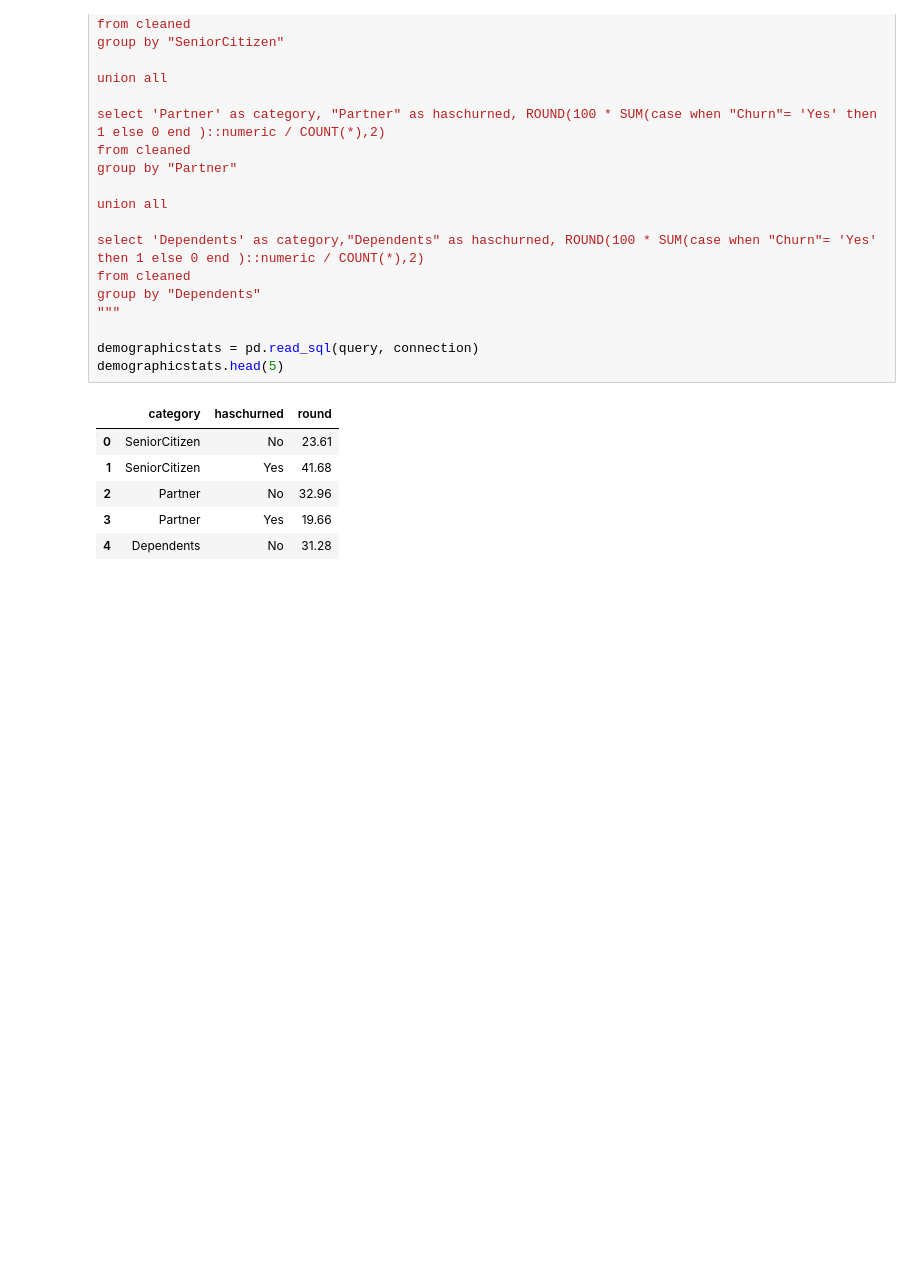
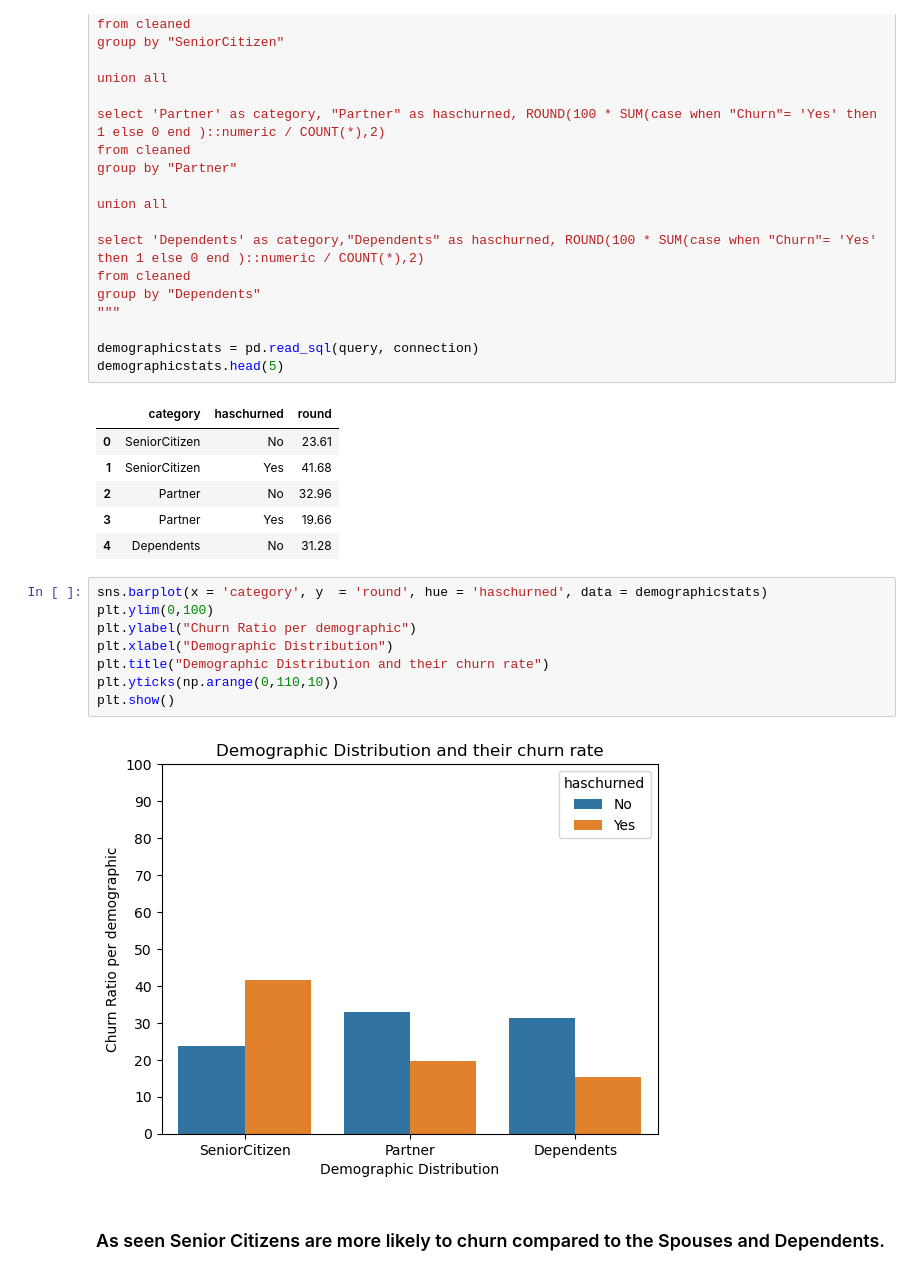
Before and after one commit to suzaladhikari/customer_churn-, a Jupyter notebook: EDA/eda.ipynb, the cells around one changed output. Cells and saved outputs as stored; diff of their text form; blank space fills up the shorter version.

Commit message:
plotted the graph of the demographic distribution and their churn rate

```diff
--- a/EDA/eda.ipynb
+++ b/EDA/eda.ipynb
@@ -694,3 +694,15 @@ demographicstats.head(5)
 | 2 | Partner | No | 32.96 |
 | 3 | Partner | Yes | 19.66 |
 | 4 | Dependents | No | 31.28 |
+# %%
+sns.barplot(x = 'category', y  = 'round', hue = 'haschurned', data = demographicstats)
+plt.ylim(0,100)
+plt.ylabel("Churn Ratio per demographic")
+plt.xlabel("Demographic Distribution")
+plt.title("Demographic Distribution and their churn rate")
+plt.yticks(np.arange(0,110,10))
+plt.show()
+# %% [output]
+[figure, added]
+# %% [markdown]
+### As seen Senior Citizens are more likely to churn compared to the Spouses and Dependents.
```
